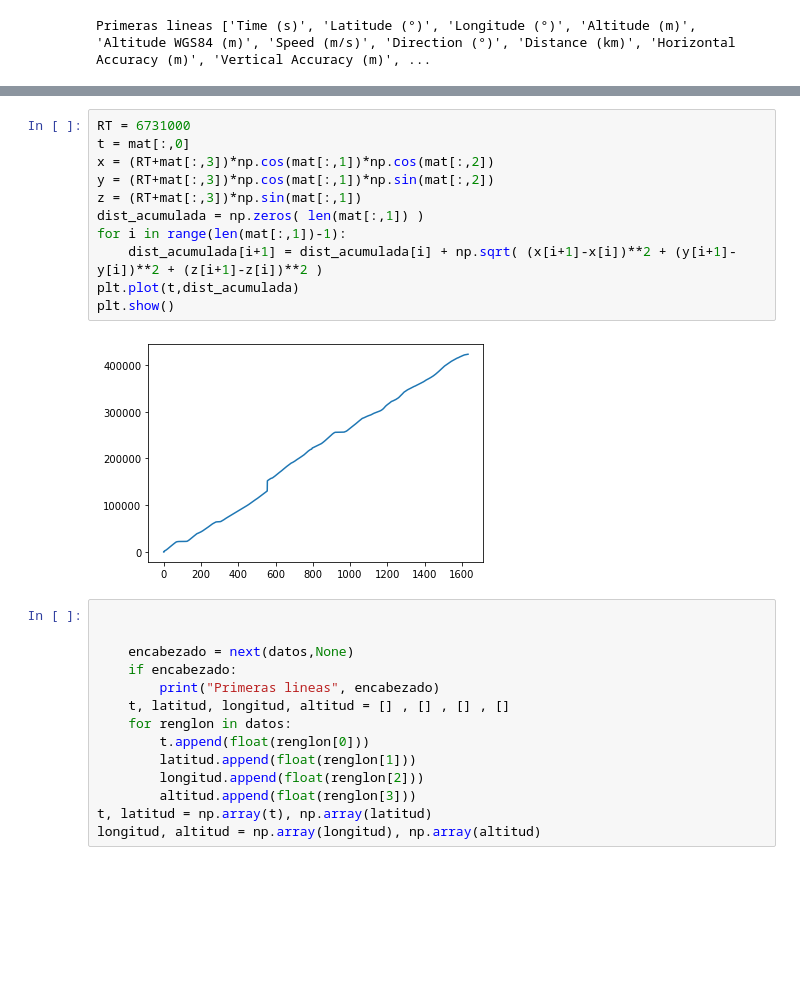
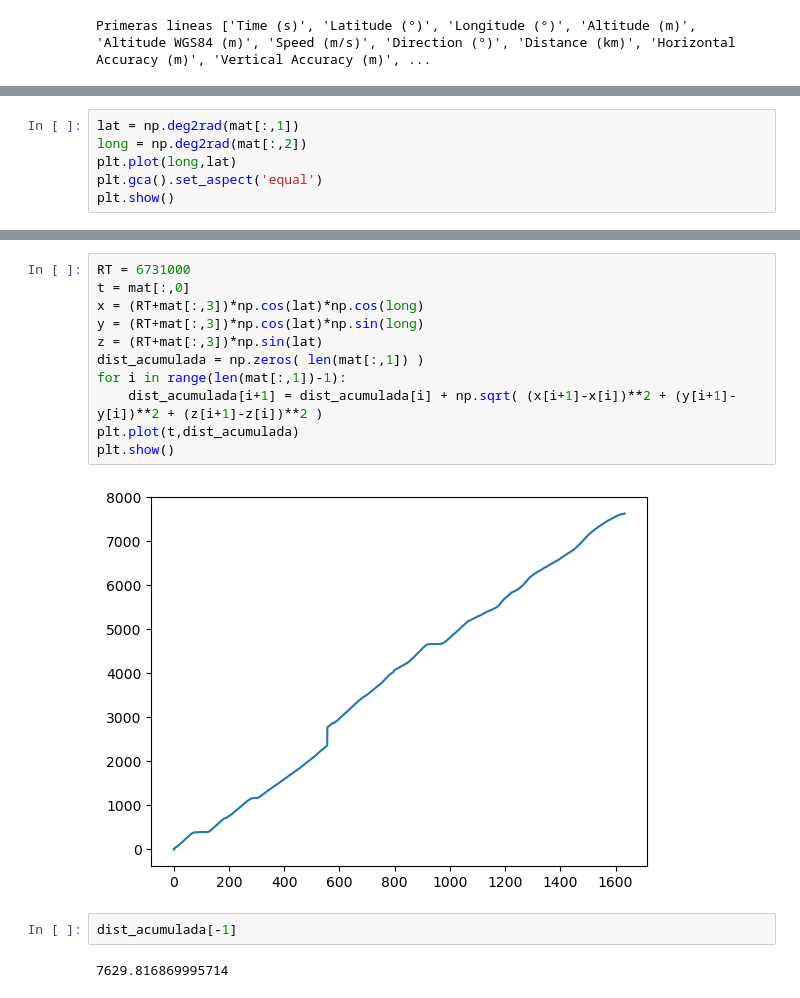
Before and after one commit to richmf/FisComp26-2, a Jupyter notebook: Clase 5.ipynb, the cells around one changed output, grey strips where cells are left out. Drawn from its saved outputs; the diff is of its cells as text; blank space fills up the shorter version.

```diff
--- a/Clase 5.ipynb
+++ b/Clase 5.ipynb
@@ -55,0 +54,6 @@ plt.show()
+# %%
+lat = np.deg2rad(mat[:,1])
+long = np.deg2rad(mat[:,2])
+plt.plot(long,lat)
+plt.gca().set_aspect('equal')
+plt.show()
@@ -56,27 +62,17 @@ plt.show()
 # %%
 RT = 6731000
 t = mat[:,0]
-x = (RT+mat[:,3])*np.cos(mat[:,1])*np.cos(mat[:,2])
-y = (RT+mat[:,3])*np.cos(mat[:,1])*np.sin(mat[:,2])
-z = (RT+mat[:,3])*np.sin(mat[:,1])
+x = (RT+mat[:,3])*np.cos(lat)*np.cos(long)
+y = (RT+mat[:,3])*np.cos(lat)*np.sin(long)
+z = (RT+mat[:,3])*np.sin(lat)
 dist_acumulada = np.zeros( len(mat[:,1]) )
 for i in range(len(mat[:,1])-1):
     dist_acumulada[i+1] = dist_acumulada[i] + np.sqrt( (x[i+1]-x[i])**2 + (y[i+1]-y[i])**2 + (z[i+1]-z[i])**2 )
 plt.plot(t,dist_acumulada)
 plt.show()
 # %% [output]
-[figure, old version]
+[figure, new version]
-# %%
-
-
-    encabezado = next(datos,None)
-    if encabezado:
-        print("Primeras lineas", encabezado)
-    t, latitud, longitud, altitud = [] , [] , [] , []
-    for renglon in datos:
-        t.append(float(renglon[0]))
-        latitud.append(float(renglon[1]))
-        longitud.append(float(renglon[2]))
-        altitud.append(float(renglon[3]))
-t, latitud = np.array(t), np.array(latitud)
-longitud, altitud = np.array(longitud), np.array(altitud)
+# %%
+dist_acumulada[-1]
+# %% [output]
+7629.816869995714
```
Also changed, not shown: parts of 4 cells of this notebook.
